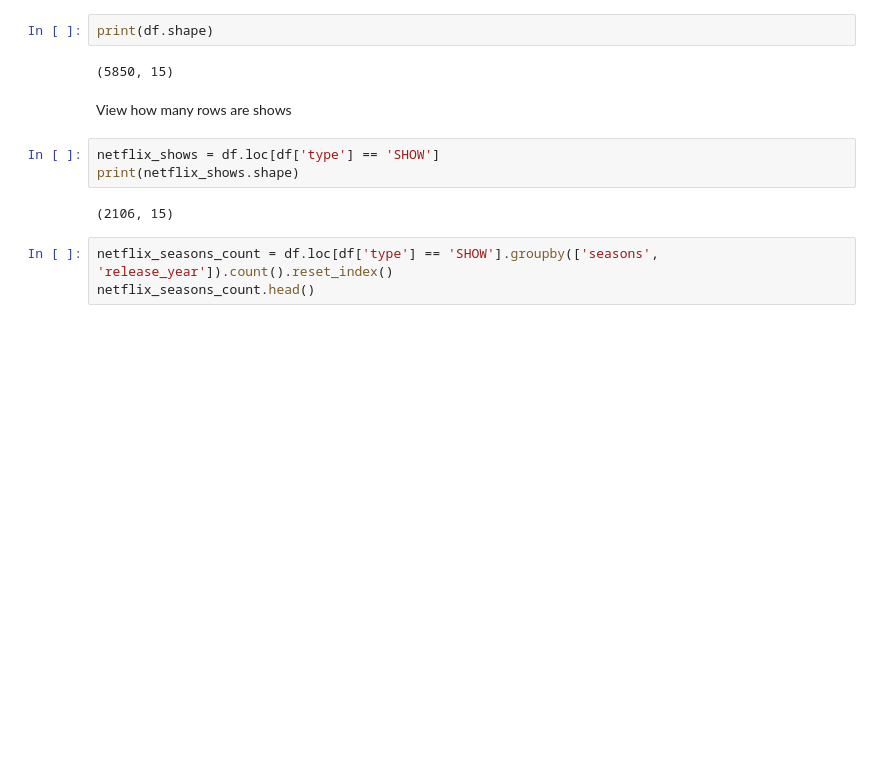
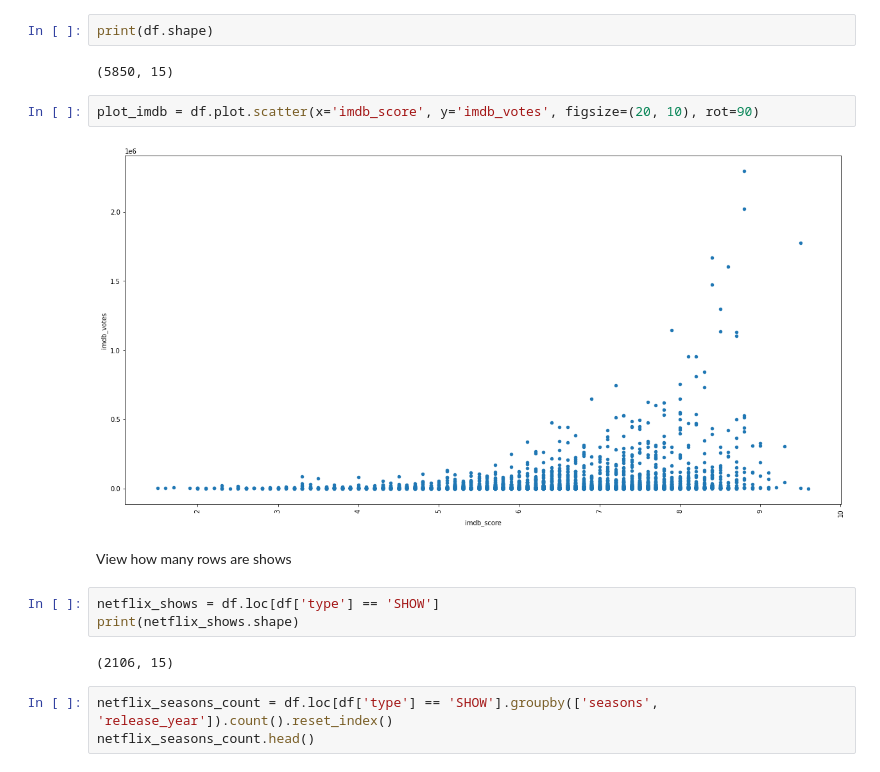
Before and after one commit to wbb-67/Netflix-TV-Shows-Movies, a Jupyter notebook: Netflix Movie & TV Data Trends.ipynb, the cells around one changed output. Saved outputs shown, nothing was run; the diff lists cells and outputs as text; blank space fills up the shorter version.

```diff
--- a/Netflix Movie & TV Data Trends.ipynb
+++ b/Netflix Movie & TV Data Trends.ipynb
@@ -33,6 +33,10 @@ df.head()
 print(df.shape)
 # %% [output]
 (5850, 15)
+# %%
+plot_imdb = df.plot.scatter(x='imdb_score', y='imdb_votes', figsize=(20, 10), rot=90)
+# %% [output]
+[figure, added]
 # %% [markdown]
 View how many rows are shows
 # %%
```
Also changed, not shown: parts of 2 cells of this notebook.
